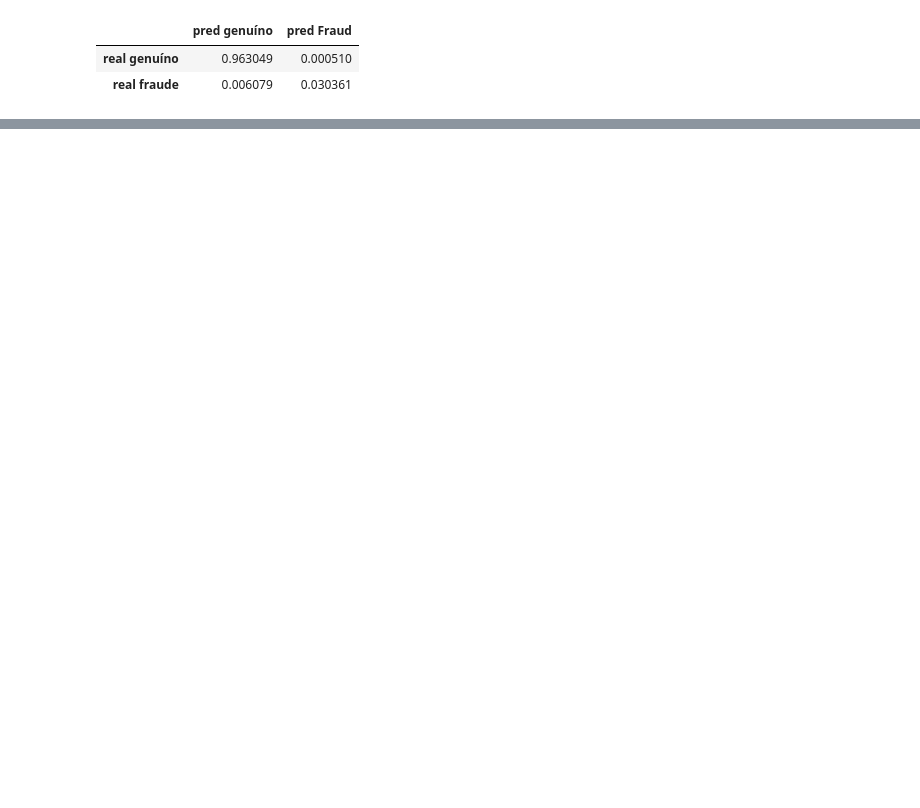
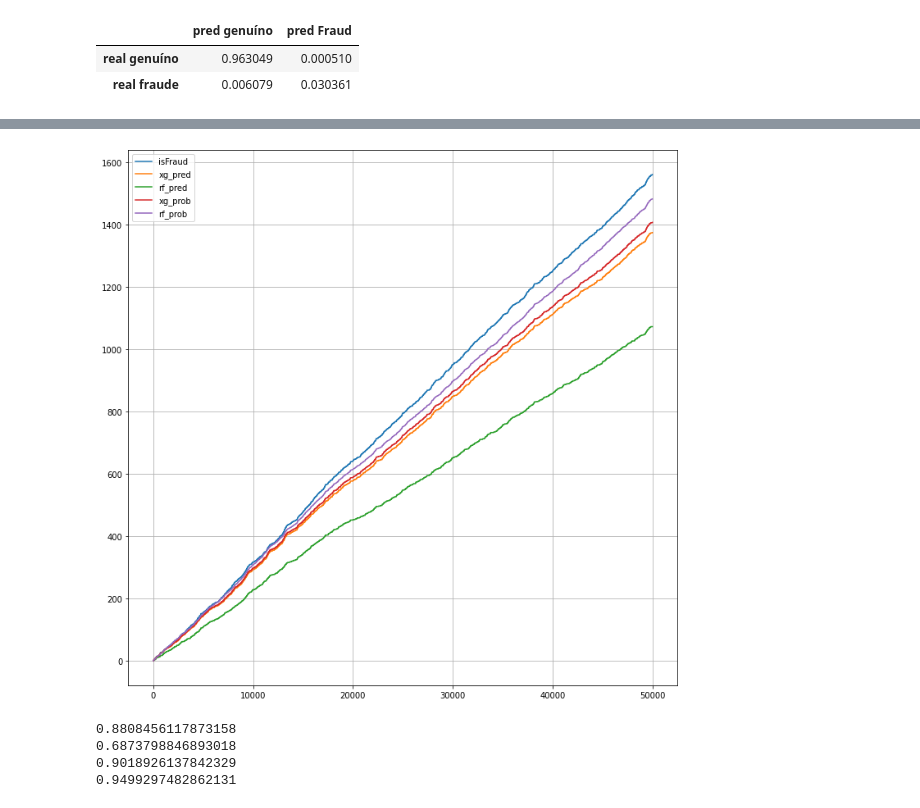
Before and after one commit to DeepFluxion/F1rst, a Jupyter notebook: notebooks/Teste_para_vaga_Cientista_de_Dados_Senior_Parte_1_A.ipynb, the cells around one changed output, grey strips where cells are left out. Drawn from its saved outputs; the diff is of its cells as text; code cells hidden in the pictures; blank space fills up the shorter version.

```diff
--- a/notebooks/Teste_para_vaga_Cientista_de_Dados_Senior_Parte_1_A.ipynb
+++ b/notebooks/Teste_para_vaga_Cientista_de_Dados_Senior_Parte_1_A.ipynb
@@ -1362,0 +1357,22 @@ matriz_custos(X1, 'xg_pred')
+# %%
+plt.figure(figsize=(12,12))
+X1['isFraud'].cumsum().plot()
+X1['xg_pred'].cumsum().plot()
+X1['rf_pred'].cumsum().plot()
+X1['xg_prob'].cumsum().plot()
+X1['rf_prob'].cumsum().plot()
+plt.legend()
+plt.grid()
+# %% [output]
+[figure, added]
+# %%
+# Verificando as frações da contagem de trasações fraudulentas e os somatórios das predições e das probabilidade
+print(X1['xg_pred'].sum()/X1['isFraud'].sum())
+print(X1['rf_pred'].sum()/X1['isFraud'].sum())
+print(X1['xg_prob'].sum()/X1['isFraud'].sum())
+print(X1['rf_prob'].sum()/X1['isFraud'].sum())
+# %% [output]
+0.8808456117873158
+0.6873798846893018
+0.9018926137842329
+0.9499297482862131
```
Also changed, not shown: parts of 24 cells of this notebook.
